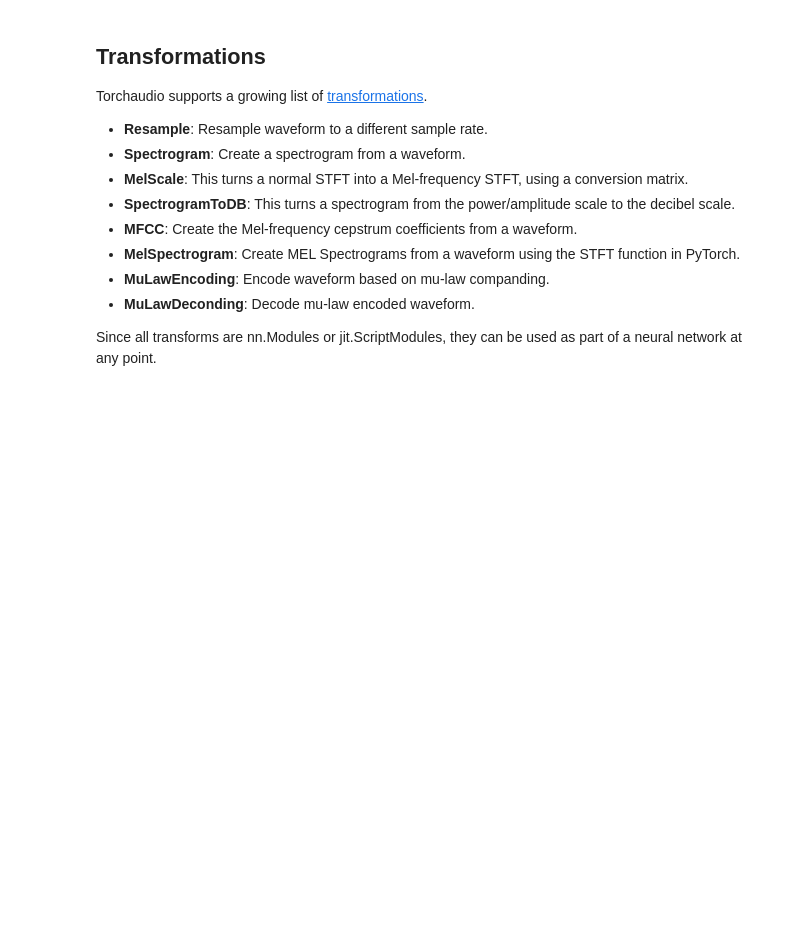
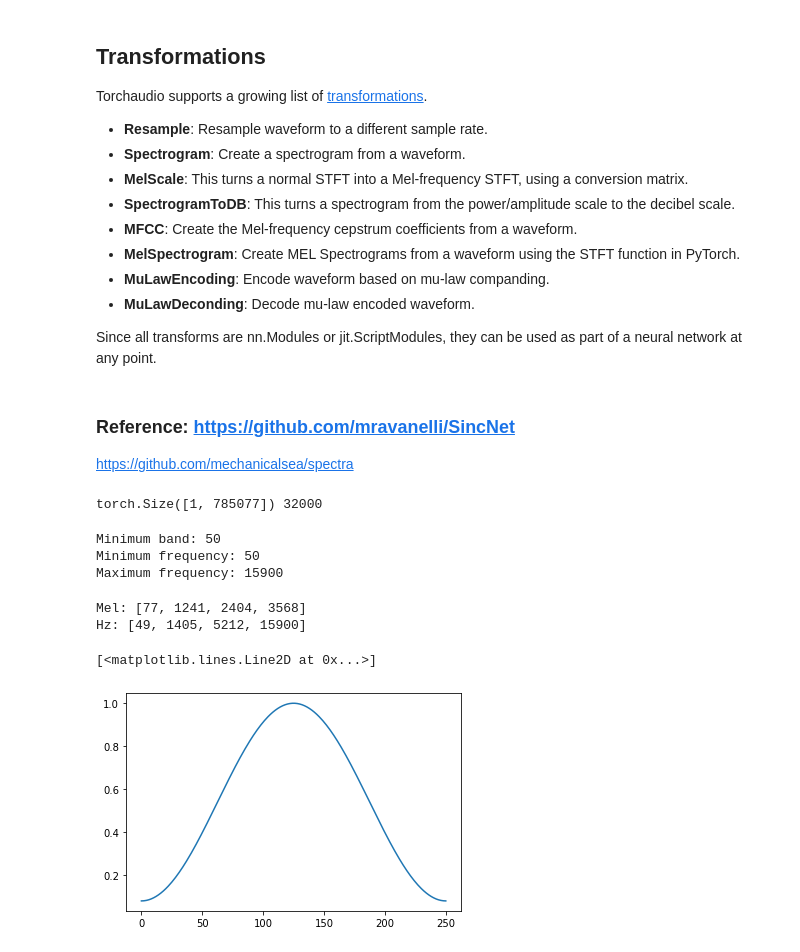
Before and after one commit to ghPRao/sound2text, a Jupyter notebook: notebooks/torchaudio.ipynb, the cells around one changed output. Cells and saved outputs as stored; diff of their text form; code cells hidden in the pictures; blank space fills up the shorter version.

```diff
--- a/notebooks/torchaudio.ipynb
+++ b/notebooks/torchaudio.ipynb
@@ -57,3 +57,6 @@ Torchaudio supports a growing list of [transformations](https://pytorch.org/audi
 * **MuLawDeconding**: Decode mu-law encoded waveform.
 
 Since all transforms are nn.Modules or jit.ScriptModules, they can be used as part of a neural network at any point.
+# %% [markdown]
+### Reference: https://github.com/mravanelli/SincNet
+https://github.com/mechanicalsea/spectra
@@ -59,0 +71,45 @@ Since all transforms are nn.Modules or jit.ScriptModules, they can be used as pa
+# %%
+waveform, samplerate = torchaudio.load('../data/piece_20_32k.wav')
+print(waveform.shape, samplerate)
+# %% [output]
+torch.Size([1, 785077]) 32000
+# %%
+# set the frequency upper and lower bounds
+min_band_hz = 50
+min_hz = 50
+max_hz = samplerate // 2 - (min_hz + min_band_hz)
+
+print("Minimum band: {}\nMinimum frequency: {}\nMaximum frequency: {}".format(min_band_hz, min_hz, max_hz))
+# %% [output]
+Minimum band: 50
+Minimum frequency: 50
+Maximum frequency: 15900
+# %%
+def hz2mel(hz):
+    return 2595 * np.log10(1 + hz / 700.)
+
+def mel2hz(mel):
+    return 700 * (10 ** (mel / 2595.) - 1)
+
+out_channels = 3
+mel = np.linspace(hz2mel(min_hz),
+                  hz2mel(max_hz),
+                  num=out_channels+1)
+hz = mel2hz(mel)
+
+print('Mel:', list(mel.astype(int)))
+print('Hz:', list(hz.astype(int)))
+# %% [output]
+Mel: [77, 1241, 2404, 3568]
+Hz: [49, 1405, 5212, 15900]
+# %%
+# Define Hamming window
+kernel_size = 251
+
+n = np.linspace(0, kernel_size, kernel_size)
+window = 0.54 - 0.46 * np.cos(2 * math.pi * n / kernel_size)
+
+plt.plot(window)
+# %% [output]
+[<matplotlib.lines.Line2D at 0x...>]
+[figure, added]
```
Also changed, not shown: parts of 26 cells of this notebook, 3 other files.
